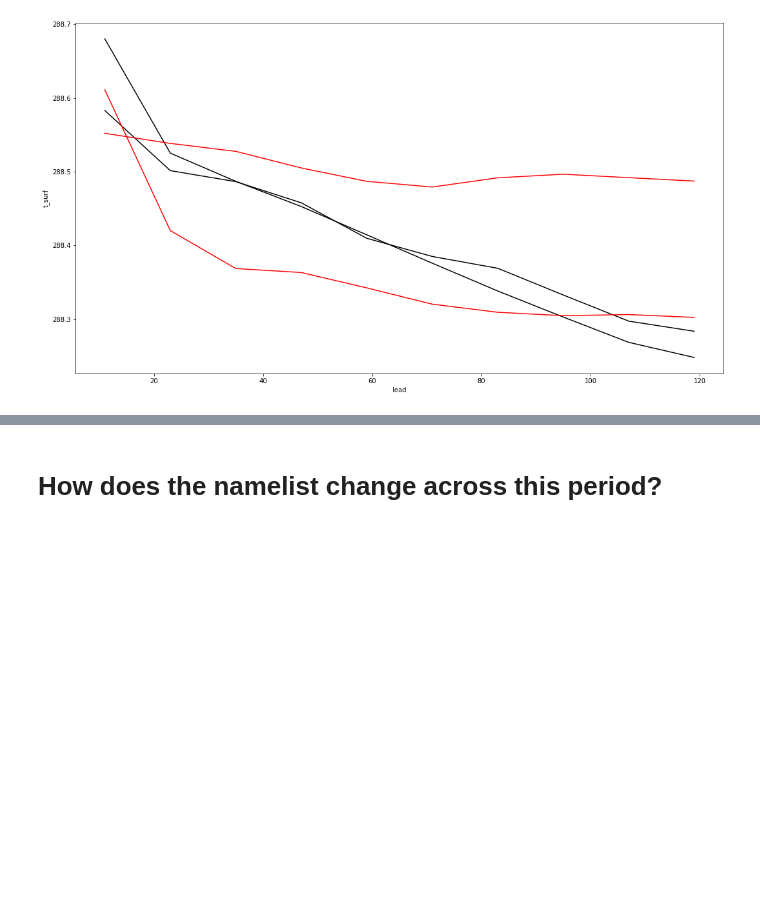
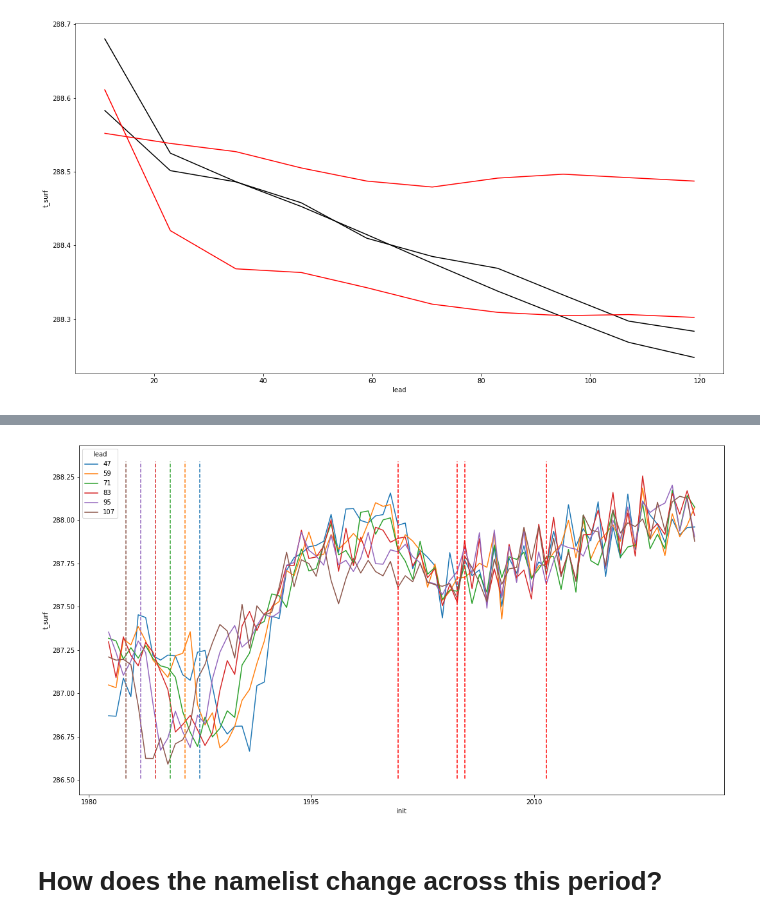
Before and after one commit to dougiesquire/cm-historical, a Jupyter notebook: notebooks/step_change_2005.ipynb, the cells around one changed output, grey strips where cells are left out. Drawn from its saved outputs; the diff is of its cells as text; code cells hidden in the pictures; blank space fills up the shorter version.

```diff
--- a/notebooks/step_change_2005.ipynb
+++ b/notebooks/step_change_2005.ipynb
@@ -231,0 +243,8 @@ for c, l in enumerate(lead):
+# %%
+mask = xr.open_dataset(
+    "../resources/g.data.xv83.users.ds0092.active_projects.Squire_2021_fire_susceptibility.data.region_mask.ONDJF.10.nc"
+)["region_mask"]
+# %%
+hcst_fs = (
+    cafe_hcst.where(mask).weighted(cafe_hcst["area"]).mean(["lat", "lon", "member"])
+)
@@ -232,3 +260,45 @@ for c, l in enumerate(lead):
+# %%
+lead = range(47, 119, 12)
+
+import matplotlib.pyplot as plt
+
+fig = plt.figure(figsize=(18, 10))
+hcst_fs.sel(lead=lead).plot.line(x="init", add_legend=True)
+ylim = plt.gca().get_ylim()
+# plt.plot(
+#     [cftime.DatetimeJulian(2005, 1, 1), cftime.DatetimeJulian(2005, 1, 1)],
+#     ylim,
+#     color="k",
+#     linestyle="--",
+# )
+
+dates = [
+    cftime.DatetimeJulian(2000, 11, 1),
+    cftime.DatetimeJulian(2004, 11, 1),
+    cftime.DatetimeJulian(2005, 5, 1),
+    cftime.DatetimeJulian(2010, 11, 1),
+]
+
+for date in dates:
+    plt.plot(
+        [date, date],
+        ylim,
+        color="r",
+        linestyle="--",
+    )
+
+
+for c, l in enumerate(lead):
+    plt.plot(
+        xr.CFTimeIndex(
+            [cftime.DatetimeJulian(1991, 6, 1), cftime.DatetimeJulian(1991, 6, 1)]
+        ).shift(-l, freq="MS"),
+        ylim,
+        color=f"C{c}",
+        linestyle="--",
+    )
+# %% [output]
+[figure, added]
 # %% [markdown]
 # How does the namelist change across this period?
 # %%
```
Also changed, not shown: parts of 6 cells of this notebook.
